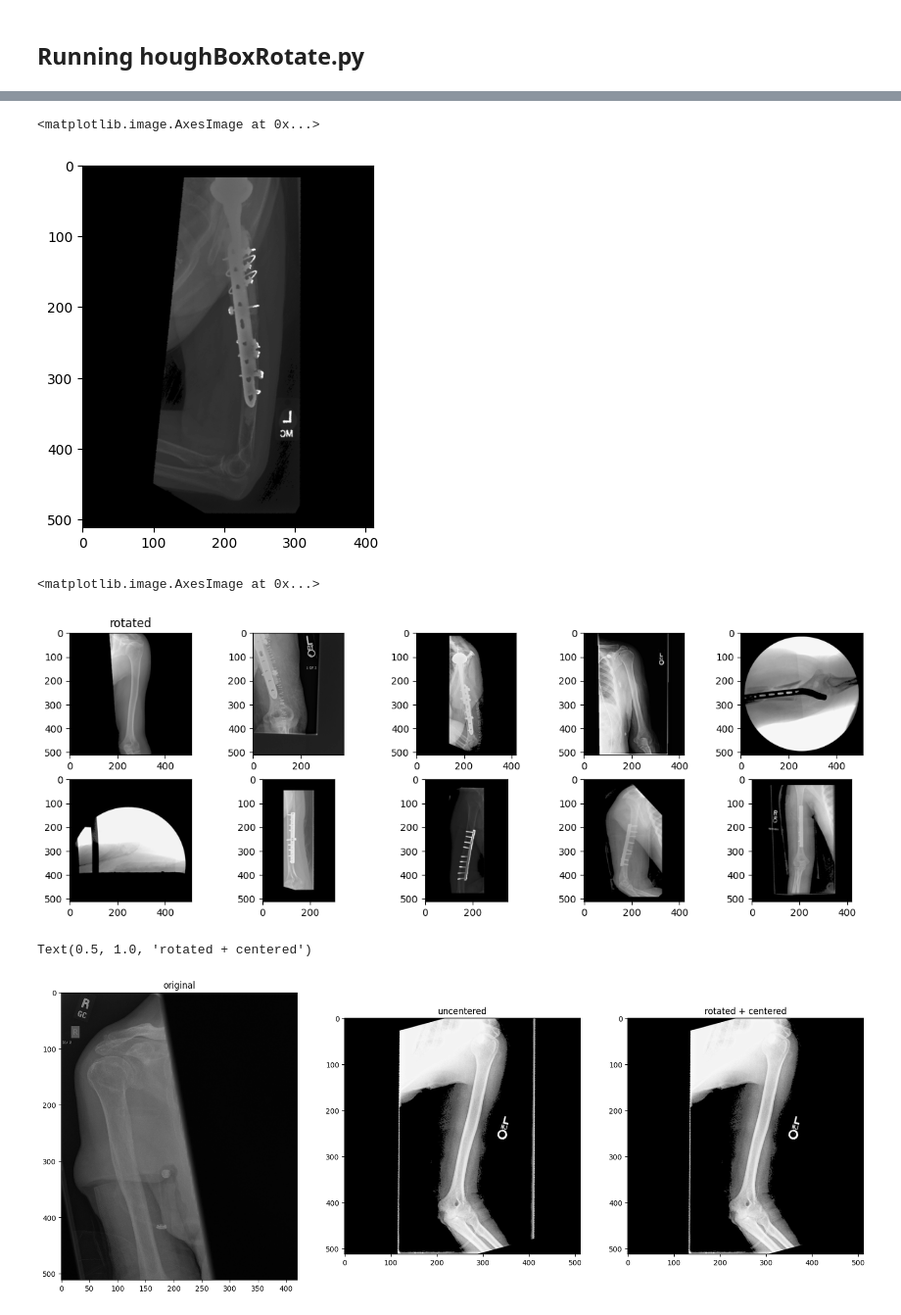
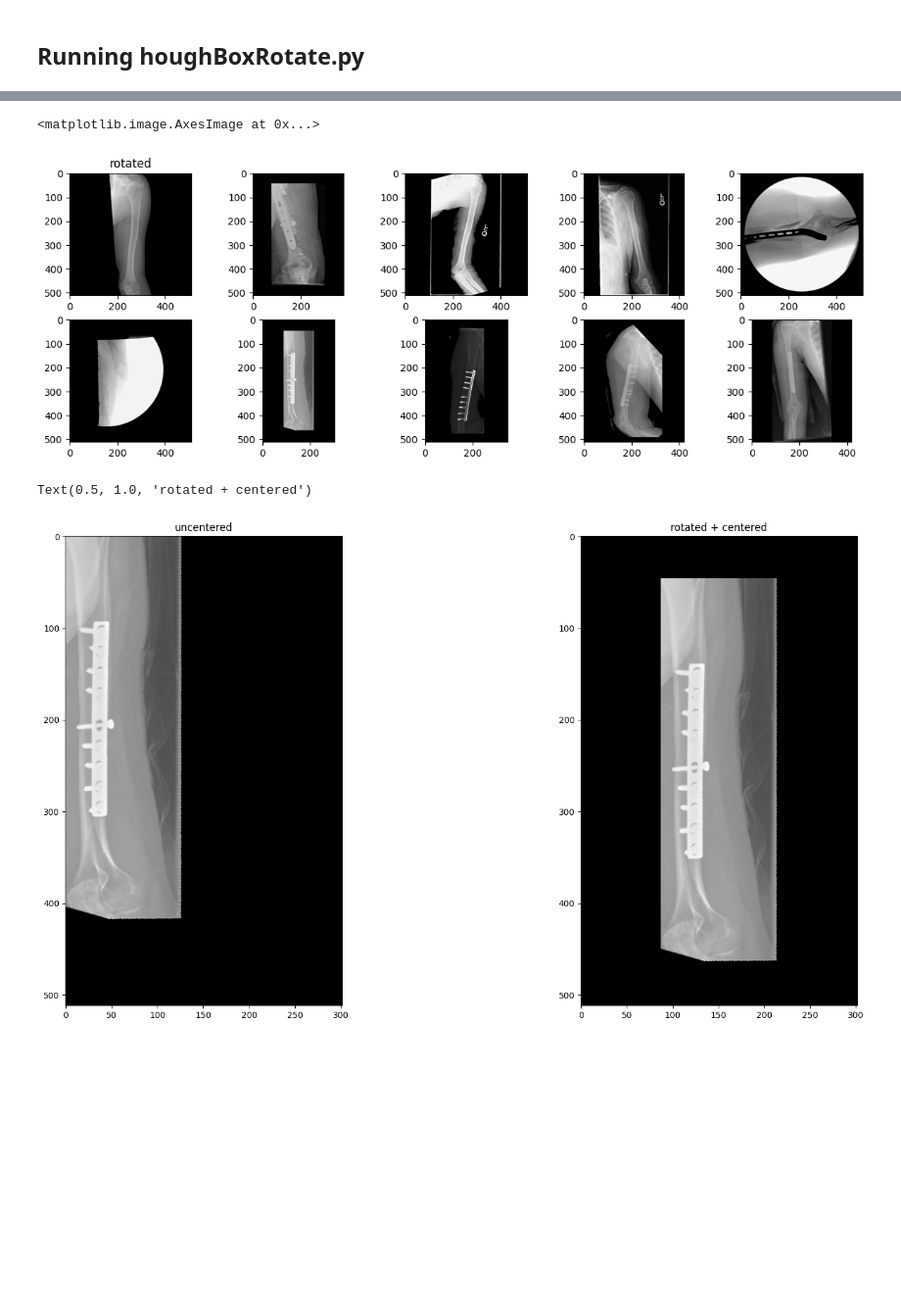
Before and after one commit to ronocara/HoughTransform_xray, a Jupyter notebook: houghT.ipynb, the cells around one changed output, grey strips where cells are left out. Shown at 98% size. Saved outputs shown, nothing was run; the diff lists cells and outputs as text; code cells hidden in the pictures; blank space fills up the shorter version.

```diff
--- a/houghT.ipynb
+++ b/houghT.ipynb
@@ -26,8 +32,3 @@ Skipped images: 10
-# %%
-plt.imshow(image_output[800], cmap='gray')
-# %% [output]
-<matplotlib.image.AxesImage at 0x...>
-[figure, removed]
 # %%
 folder_path= "/home/clr/Thesis/HoughTransform_xray/sample images/"
 image_files = os.listdir(folder_path)
@@ -35,7 +36,7 @@ fig, ax = plt.subplots(2, 5, figsize=(15, 5))
 ax[0][0].imshow(image_output[0], cmap='gray')
 ax[0][0].set_title("rotated")
 ax[0][1].imshow(image_output[1], cmap='gray')
-ax[0][2].imshow(image_output[2], cmap='gray')
+ax[0][2].imshow(image_output[4], cmap='gray')
 ax[0][3].imshow(image_output[3], cmap='gray')
 ax[0][4].imshow(image_output[7], cmap='gray')
 ax[1][0].imshow(image_output[9], cmap='gray')
@@ -45,15 +46,14 @@ ax[1][3].imshow(image_output[12], cmap='gray')
 ax[1][4].imshow(image_output[13], cmap='gray')
 # %% [output]
 <matplotlib.image.AxesImage at 0x...>
-[figure, old version]
+[figure, new version]
 # %%
-fig, ax = plt.subplots(1, 3, figsize=(20, 10))
-ax[0].imshow(cv2.imread(folder_path+image_files[3]), cmap='gray')
-ax[0].set_title("original")
-ax[1].imshow(non_centered[4], cmap='gray')
-ax[1].set_title("uncentered")
-ax[2].imshow(image_output[4], cmap='gray')
-ax[2].set_title("rotated + centered")
+fig, ax = plt.subplots(1, 2, figsize=(20, 10))
+
+ax[0].imshow(non_centered[10], cmap='gray')
+ax[0].set_title("uncentered")
+ax[1].imshow(image_output[10], cmap='gray')
+ax[1].set_title("rotated + centered")
 # %% [output]
 Text(0.5, 1.0, 'rotated + centered')
-[figure, old version]
+[figure, new version]
```
Also changed, not shown: parts of 1 cell of this notebook, 8 other files.
